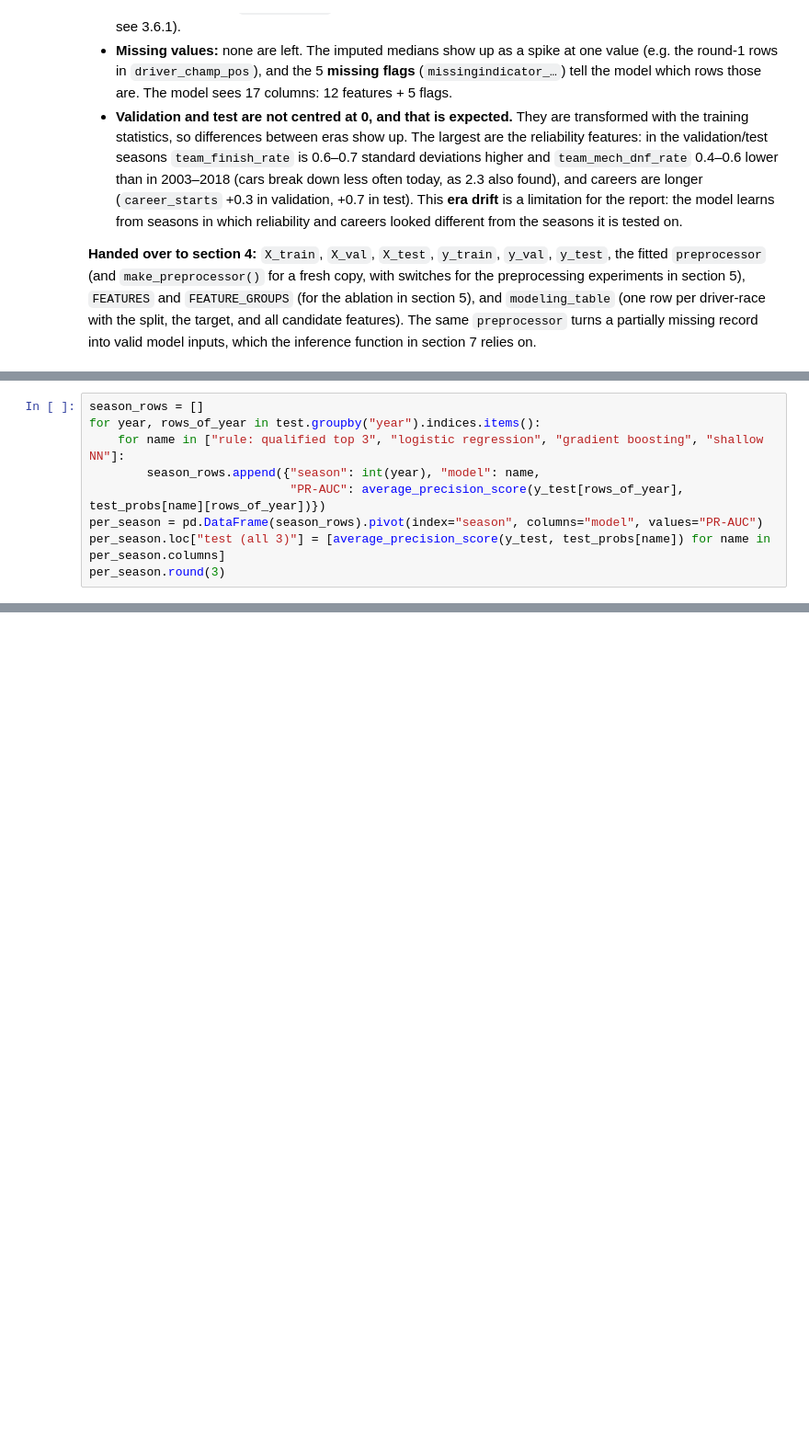
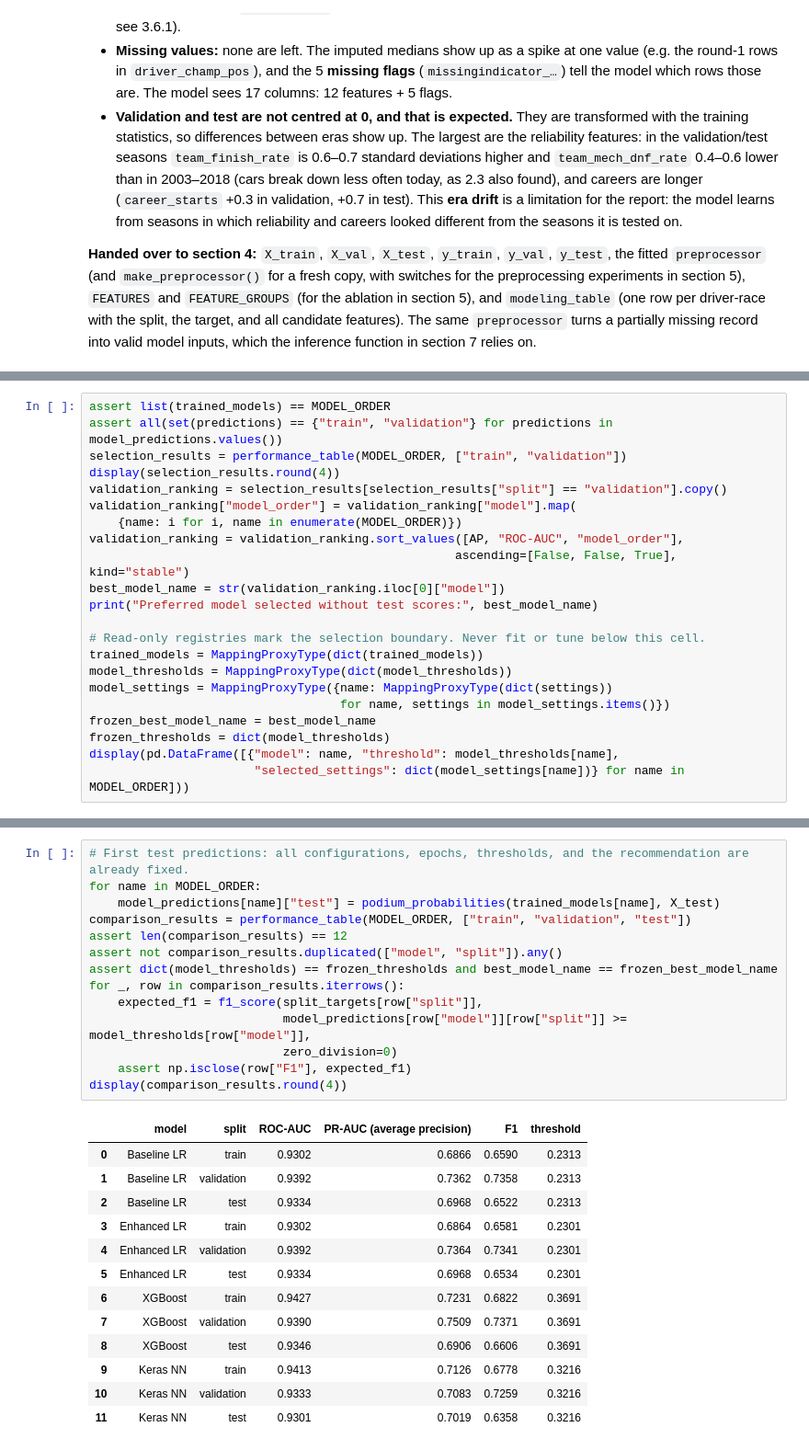
Before and after one commit to Seif2005/ACL2-Project, a Jupyter notebook: Main.ipynb, the cells around one changed output, grey strips where cells are left out. Shown at 92% size. Drawn from its saved outputs; the diff is of its cells as text; blank space fills up the shorter version.

```diff
--- a/Main.ipynb
+++ b/Main.ipynb
@@ -3747,9 +2973,0 @@ conclusions against the Keras results before reporting them.
-# %%
-season_rows = []
-for year, rows_of_year in test.groupby("year").indices.items():
-    for name in ["rule: qualified top 3", "logistic regression", "gradient boosting", "shallow NN"]:
-        season_rows.append({"season": int(year), "model": name,
-                            "PR-AUC": average_precision_score(y_test[rows_of_year], test_probs[name][rows_of_year])})
-per_season = pd.DataFrame(season_rows).pivot(index="season", columns="model", values="PR-AUC")
-per_season.loc["test (all 3)"] = [average_precision_score(y_test, test_probs[name]) for name in per_season.columns]
-per_season.round(3)
@@ -3988,0 +3392,22 @@ depends on the model type.
+# %%
+assert list(trained_models) == MODEL_ORDER
+assert all(set(predictions) == {"train", "validation"} for predictions in model_predictions.values())
+selection_results = performance_table(MODEL_ORDER, ["train", "validation"])
+display(selection_results.round(4))
+validation_ranking = selection_results[selection_results["split"] == "validation"].copy()
+validation_ranking["model_order"] = validation_ranking["model"].map(
+    {name: i for i, name in enumerate(MODEL_ORDER)})
+validation_ranking = validation_ranking.sort_values([AP, "ROC-AUC", "model_order"],
+                                                   ascending=[False, False, True], kind="stable")
+best_model_name = str(validation_ranking.iloc[0]["model"])
+print("Preferred model selected without test scores:", best_model_name)
+
+# Read-only registries mark the selection boundary. Never fit or tune below this cell.
+trained_models = MappingProxyType(dict(trained_models))
+model_thresholds = MappingProxyType(dict(model_thresholds))
+model_settings = MappingProxyType({name: MappingProxyType(dict(settings))
+                                   for name, settings in model_settings.items()})
+frozen_best_model_name = best_model_name
+frozen_thresholds = dict(model_thresholds)
+display(pd.DataFrame([{"model": name, "threshold": model_thresholds[name],
+                       "selected_settings": dict(model_settings[name])} for name in MODEL_ORDER]))
@@ -3988,0 +3430,28 @@ depends on the model type.
+# %%
+# First test predictions: all configurations, epochs, thresholds, and the recommendation are already fixed.
+for name in MODEL_ORDER:
+    model_predictions[name]["test"] = podium_probabilities(trained_models[name], X_test)
+comparison_results = performance_table(MODEL_ORDER, ["train", "validation", "test"])
+assert len(comparison_results) == 12
+assert not comparison_results.duplicated(["model", "split"]).any()
+assert dict(model_thresholds) == frozen_thresholds and best_model_name == frozen_best_model_name
+for _, row in comparison_results.iterrows():
+    expected_f1 = f1_score(split_targets[row["split"]],
+                           model_predictions[row["model"]][row["split"]] >= model_thresholds[row["model"]],
+                           zero_division=0)
+    assert np.isclose(row["F1"], expected_f1)
+display(comparison_results.round(4))
+# %% [output]
+|  | model | split | ROC-AUC | PR-AUC (average precision) | F1 | threshold |
+| 0 | Baseline LR | train | 0.9302 | 0.6866 | 0.6590 | 0.2313 |
+| 1 | Baseline LR | validation | 0.9392 | 0.7362 | 0.7358 | 0.2313 |
+| 2 | Baseline LR | test | 0.9334 | 0.6968 | 0.6522 | 0.2313 |
+| 3 | Enhanced LR | train | 0.9302 | 0.6864 | 0.6581 | 0.2301 |
+| 4 | Enhanced LR | validation | 0.9392 | 0.7364 | 0.7341 | 0.2301 |
+| 5 | Enhanced LR | test | 0.9334 | 0.6968 | 0.6534 | 0.2301 |
+| 6 | XGBoost | train | 0.9427 | 0.7231 | 0.6822 | 0.3691 |
+| 7 | XGBoost | validation | 0.9390 | 0.7509 | 0.7371 | 0.3691 |
+| 8 | XGBoost | test | 0.9346 | 0.6906 | 0.6606 | 0.3691 |
+| 9 | Keras NN | train | 0.9413 | 0.7126 | 0.6778 | 0.3216 |
+| 10 | Keras NN | validation | 0.9333 | 0.7083 | 0.7259 | 0.3216 |
+| 11 | Keras NN | test | 0.9301 | 0.7019 | 0.6358 | 0.3216 |
```
Also changed, not shown: parts of 92 cells of this notebook.
